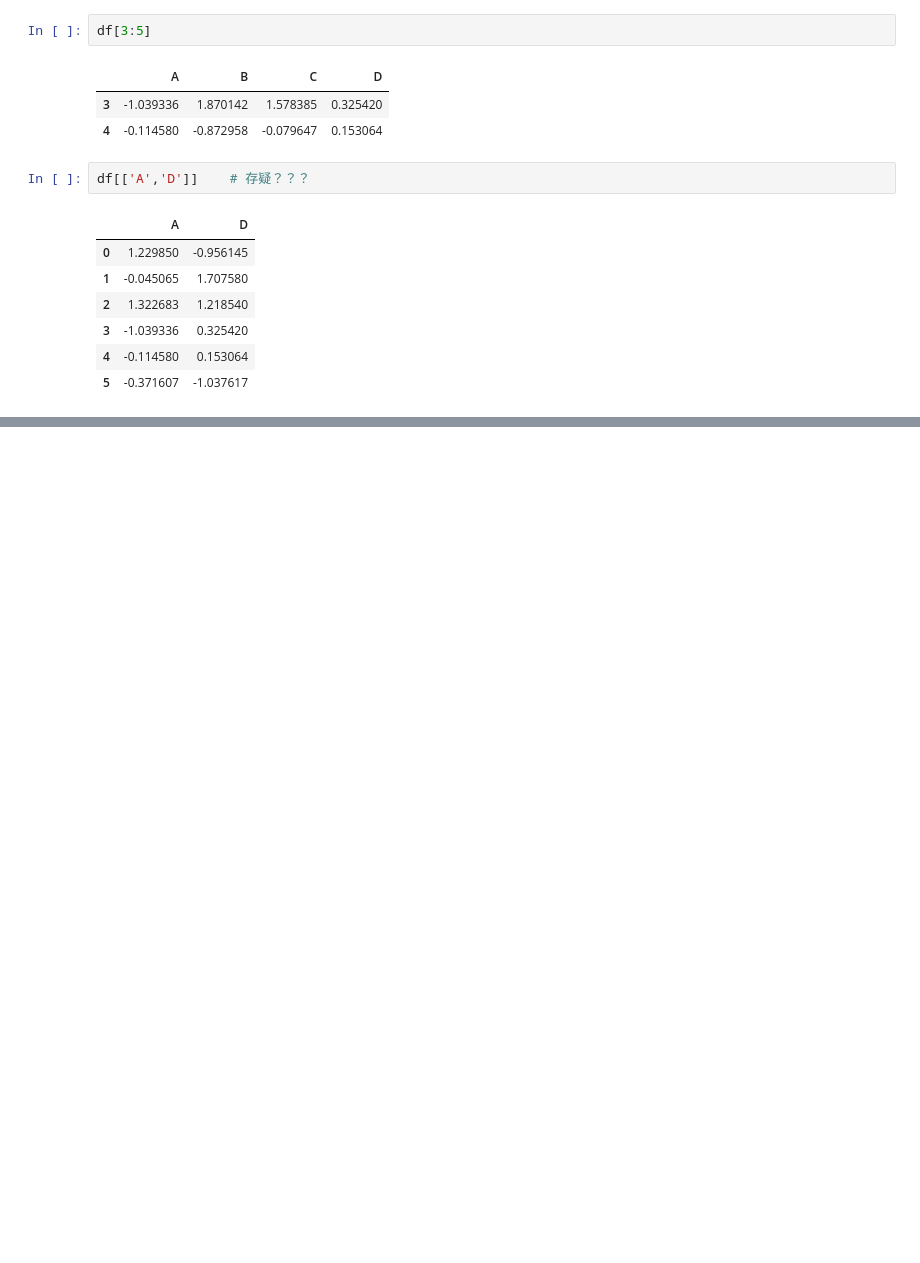
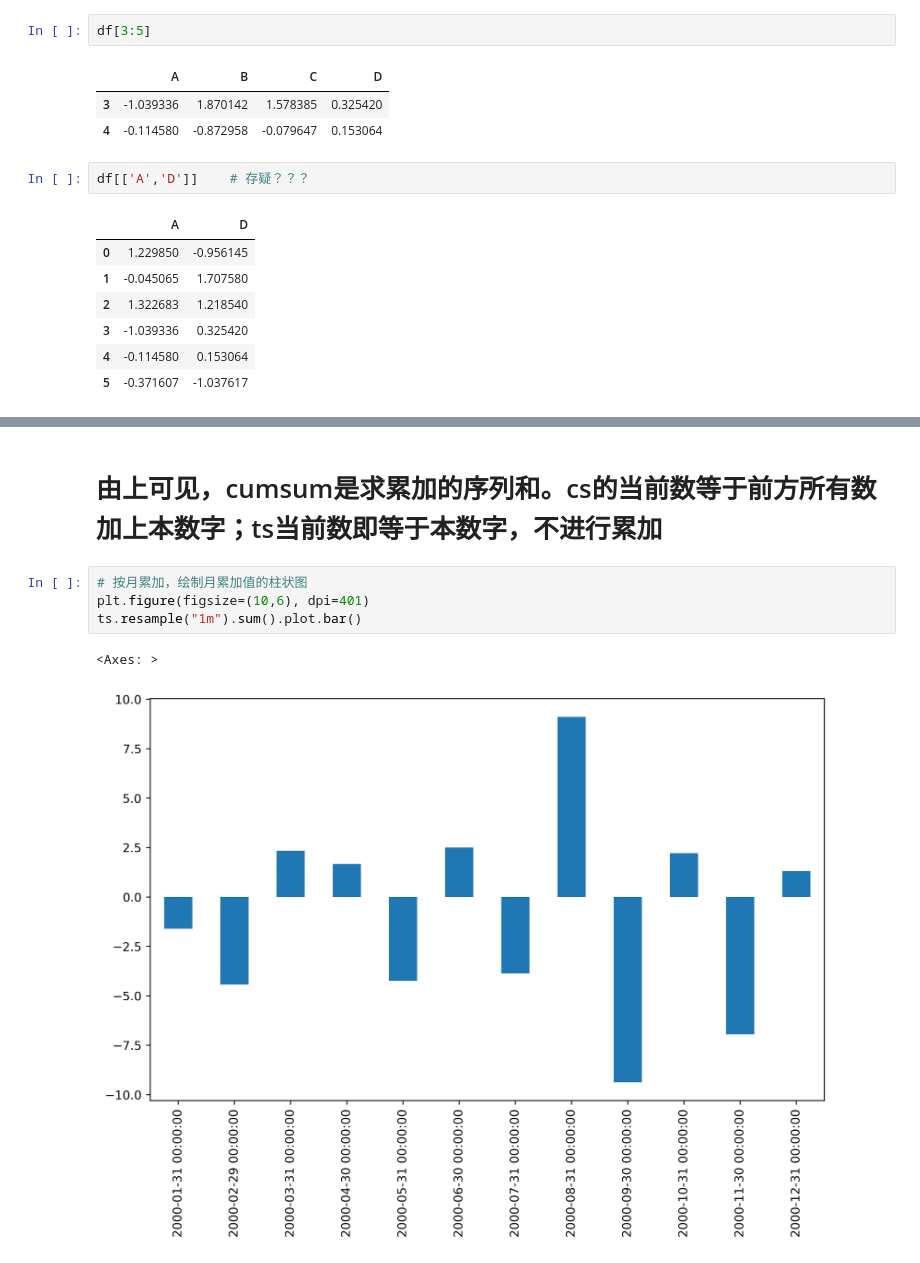
Before and after one commit to ICHANER/MachineLearningPractices, a Jupyter notebook: 《scikit-learn机器学习》/introduction_to_Pandas.ipynb, the cells around one changed output, grey strips where cells are left out. Saved outputs shown, nothing was run; the diff lists cells and outputs as text; blank space fills up the shorter version.

```diff
--- a/《scikit-learn机器学习》/introduction_to_Pandas.ipynb
+++ b/《scikit-learn机器学习》/introduction_to_Pandas.ipynb
@@ -121,0 +273,9 @@ df[['A','D']]    # 存疑？？？
+# %% [markdown]
+# 由上可见，cumsum是求累加的序列和。cs的当前数等于前方所有数加上本数字；ts当前数即等于本数字，不进行累加
+# %%
+# 按月累加，绘制月累加值的柱状图
+plt.figure(figsize=(10,6), dpi=401)
+ts.resample("1m").sum().plot.bar()
+# %% [output]
+<Axes: >
+[figure, added]
```
Also changed, not shown: parts of 26 cells of this notebook, 1 other file.
